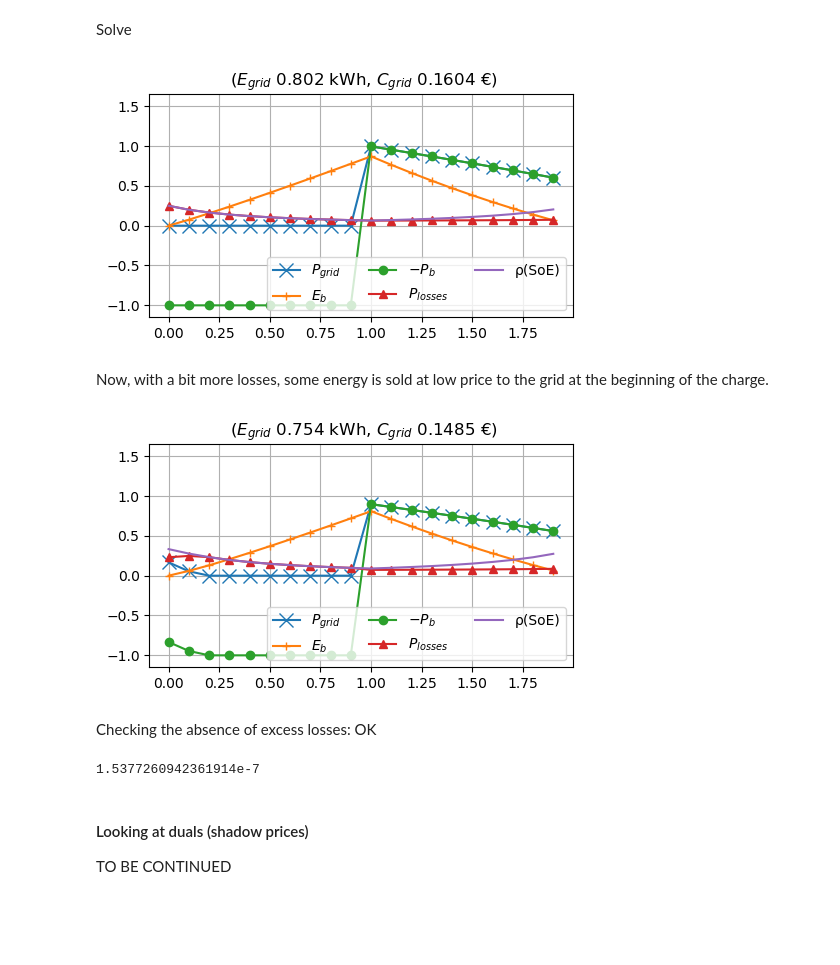
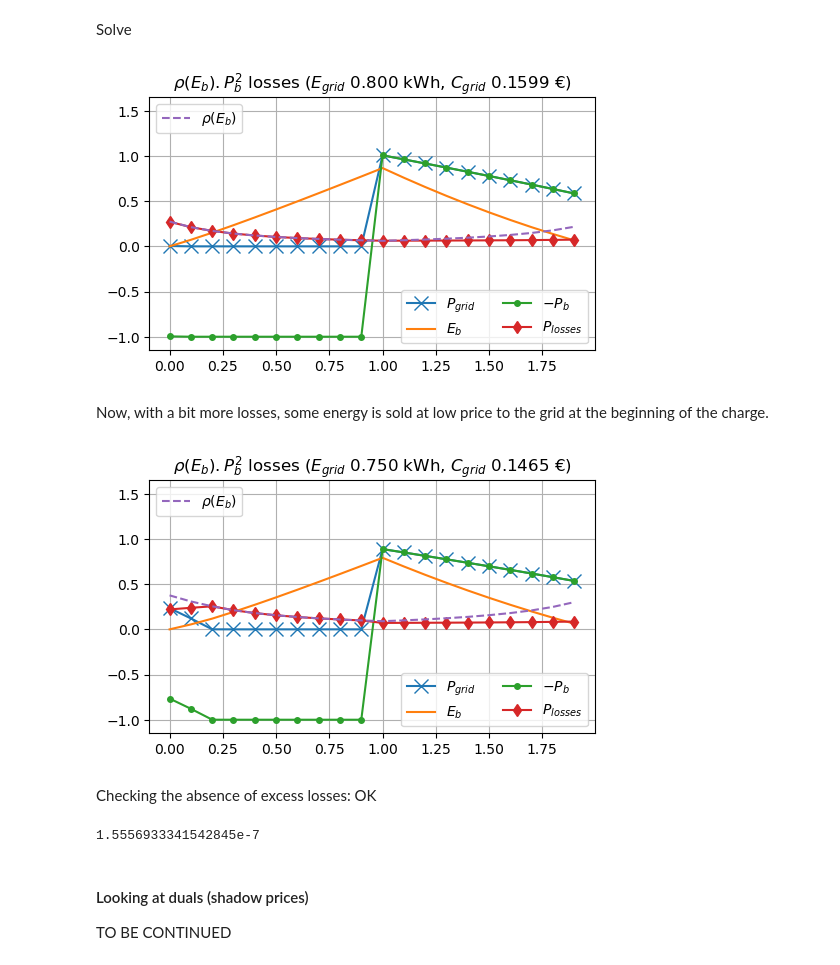
Before and after one commit to pierre-haessig/convex-storage-loss, a Jupyter notebook: Energy_management_Convex_losses.ipynb, the cells around one changed output. Drawn from its saved outputs; the diff is of its cells as text; code cells hidden in the pictures; blank space fills up the shorter version.

```diff
--- a/Energy_management_Convex_losses.ipynb
+++ b/Energy_management_Convex_losses.ipynb
@@ -648,7 +651,7 @@ function prod_plot(model, title_start="")
     ylim(-1.15, 1.65)
     title(@sprintf("%s (\$E_{grid}\$ %.3f kWh, \$C_{grid}\$ %.4f €)", title_start, E_grid, C_grid))
     grid(true)
-    tight_layout(pad=0)
+    tight_layout(pad=0.0)
 end
 # %% [output]
 prod_plot
@@ -675,6 +678,12 @@ optimize!(m)
 prod_plot(m, "Lossless storage")
 savefig("scenario plots/prod_shift_lossless.pdf")
 savefig("scenario plots/prod_shift_lossless.png", dpi=300)
+
+# Collect the position of the axes, for force it on the other plot,
+# to fix a strange variability of tight_layout()
+ax_pos = gca().get_position().bounds
+#ax_pos = (0.08947222222222222, 0.08370370370370372, 0.8847943969726564, 0.8342222222222223) # pad = 0.1
+ax_pos = (0.08669444444444444, 0.07907407407407407, 0.8903499525282119, 0.8434814814814816); # pad = 0.0
 # %% [output]
 [figure]
 # %% [markdown]
@@ -867,5 +880,5 @@ $$P_{loss} = \frac{c}{(E_b - e_0)^a} P_{sto}^2$$
 # %%
-c = 0.075
+c = 0.0685 # to get 80% roundtrip efficiency
 a = 1.
 e0 = -0.25*E_rated
 # %% [output]
@@ -890,25 +908,40 @@ Solve
 # %%
 m = prod_shift_base(Ipopt.Optimizer)
 
 # Convex monomial losses expression
 @NLexpression(m, ρ[k = 1:n], c/(m[:Eb][k] - e0)^a)
 @NLconstraint(m, losses[k = 1:n], m[:P_losses][k] >= ρ[k] * m[:Pb][k]^2)
 
 # Optimize and check result
 optimize!(m)
 
-prod_plot(m)
+prod_plot(m, "\$\\rho(E_b).P_b^2\$ losses")
 
-ρ = value.(ρ)
+function ρ_plot(m)
+    # Add ρ(SoE) to the plot
+    ρ = value.(m[:ρ])
+    lρ = plot(t, ρ, "--")
+    # save legend, see https://stackoverflow.com/a/24418223/2822346 for the source of this trick
+    ax = gca()
+    leg = ax.get_legend()
+    # new legend
+    legend(lρ, ["\$\\rho(E_b)\$"] , loc="upper left")
+    # restore legend
+    ax.add_artist(leg)
+end
 
-plot(t, ρ, "-", label="ρ(SoE)")
-legend(ncol=3, loc="lower right");
+ρ_plot(m)
+
+# Save plot
+gca().set_position(ax_pos) # fix axes position
+savefig("scenario plots/prod_shift_capa80.pdf")
+savefig("scenario plots/prod_shift_capa80.png", dpi=300)
 # %% [output]
-[figure, old version]
+[figure, new version]
 # %% [markdown]
 Now, with a bit more losses, some energy is sold at low price to the grid at the beginning of the charge.
 # %%
-c = 0.1
+c = 0.094 # 75% roundtrip efficiency
 
 m = prod_shift_base(Ipopt.Optimizer)
 
@@ -919,21 +952,22 @@ m = prod_shift_base(Ipopt.Optimizer)
 # Optimize and check result
 optimize!(m)
 
-prod_plot(m)
+prod_plot(m, "\$\\rho(E_b).P_b^2\$ losses")
+ρ_plot(m)
 
-ρ = value.(ρ)
-
-plot(t, ρ, "-", label="ρ(SoE)")
-legend(ncol=3, loc="lower right");
+# Save plot
+gca().set_position(ax_pos) # fix axes position
+savefig("scenario plots/prod_shift_capa75.pdf")
+savefig("scenario plots/prod_shift_capa75.png", dpi=300)
 # %% [output]
-[figure, old version]
+[figure, new version]
 # %% [markdown]
 Checking the absence of excess losses: OK
 # %%
-P_excess = value.(m[:P_losses] - ρ .* m[:Pb].^2)
+P_excess = value.(m[:P_losses]) - value.(m[:ρ]) .* value.(m[:Pb].^2)
 maximum(abs.(P_excess))
 # %% [output]
-1.5377260942361914e-7
+1.5556933341542845e-7
 # %% [markdown]
 #### Looking at duals (shadow prices)
 
```
Also changed, not shown: parts of 15 cells of this notebook, 12 other files.
